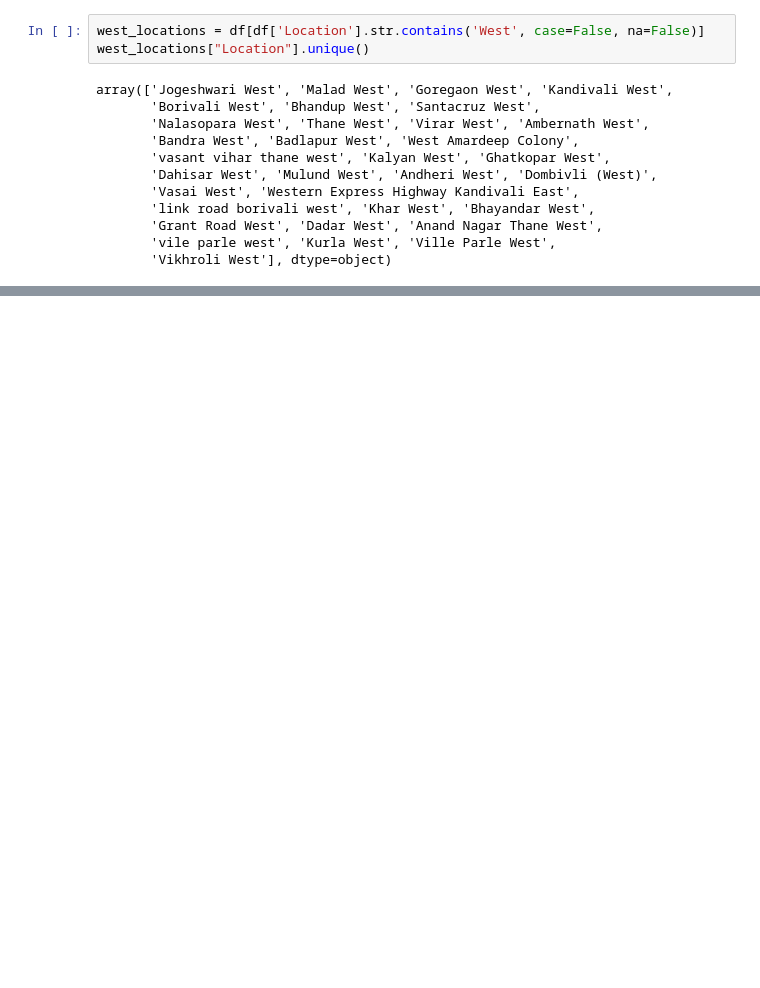
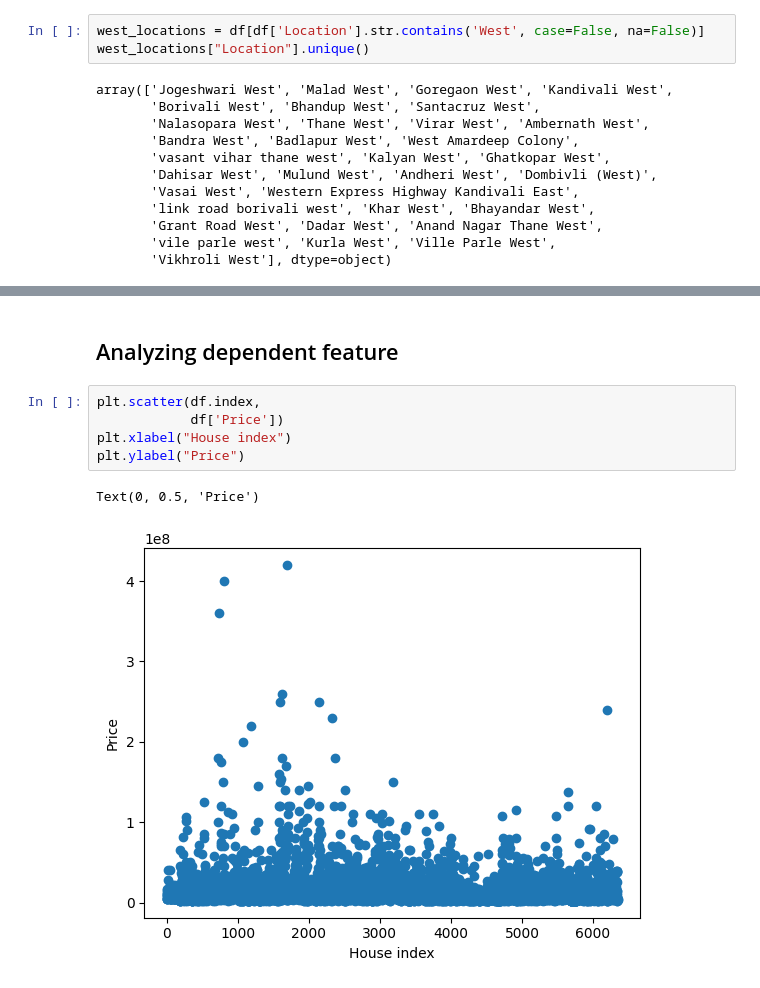
Before and after one commit to VSGit-hub/house-price-prediction, a Jupyter notebook: notebooks/eda.ipynb, the cells around one changed output, grey strips where cells are left out. Cells and saved outputs as stored; diff of their text form; blank space fills up the shorter version.

```diff
--- a/notebooks/eda.ipynb
+++ b/notebooks/eda.ipynb
@@ -124,0 +174,10 @@ array(['Jogeshwari West', 'Malad West', 'Goregaon West', 'Kandivali West',
+# %% [markdown]
+## Analyzing dependent feature
+# %%
+plt.scatter(df.index,
+            df['Price'])
+plt.xlabel("House index")
+plt.ylabel("Price")
+# %% [output]
+Text(0, 0.5, 'Price')
+[figure, added]
```
Also changed, not shown: parts of 12 cells of this notebook, 6 other files.
